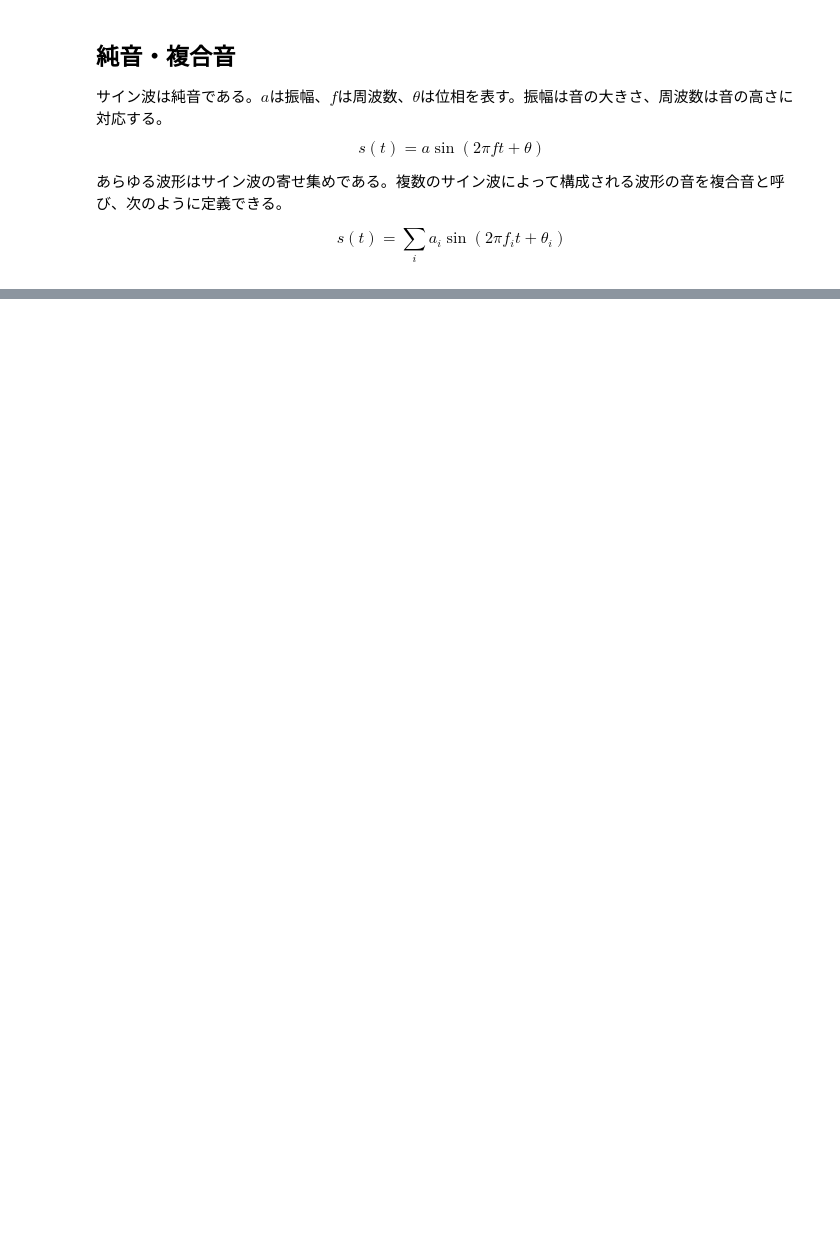
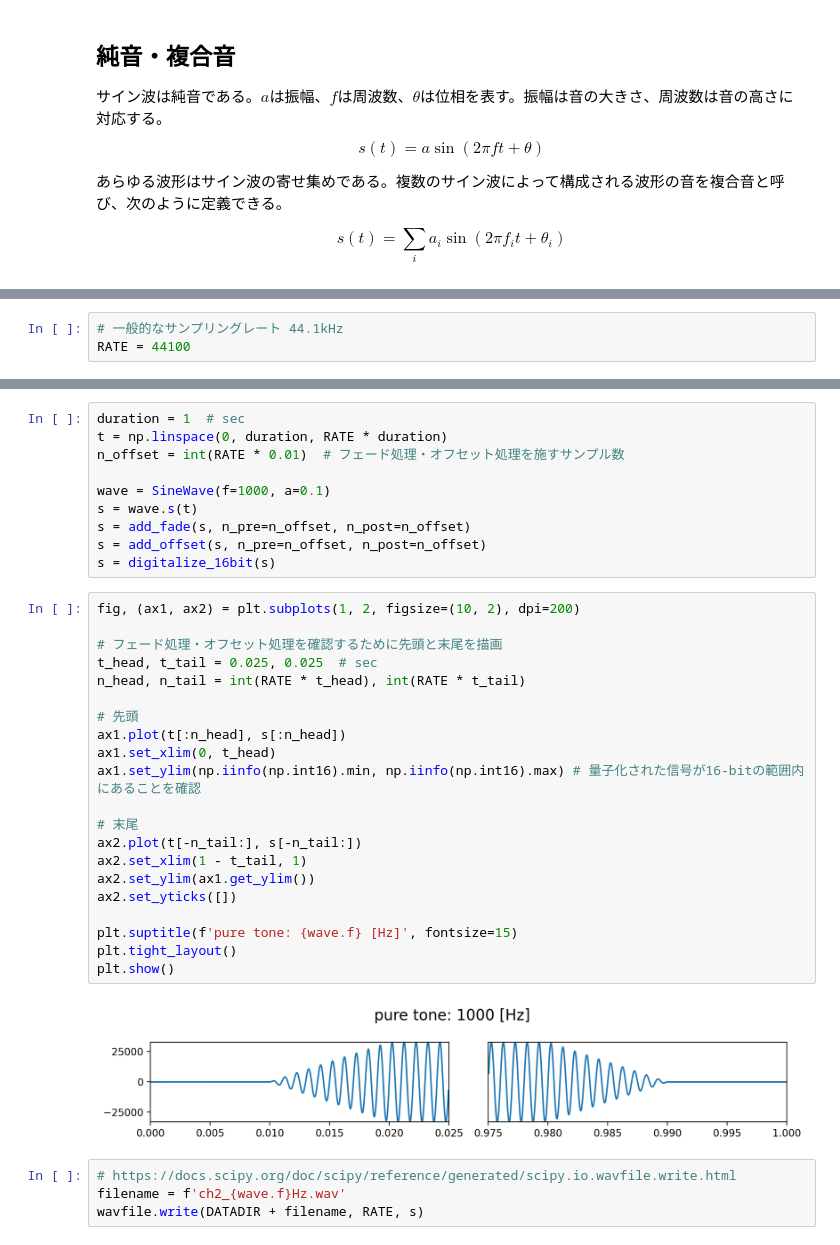
Before and after one commit to tk-neuron/SoundProgrammingWithPython, a Jupyter notebook: notebooks/chapter.ipynb, the cells around one changed output, grey strips where cells are left out. Cells and saved outputs as stored; diff of their text form; blank space fills up the shorter version.

```diff
--- a/notebooks/chapter.ipynb
+++ b/notebooks/chapter.ipynb
@@ -153,0 +64,3 @@ wavfile.write('../datasets/chap2_1_F6A6C7.wav', FS, s)
+# %%
+# 一般的なサンプリングレート 44.1kHz
+RATE = 44100
@@ -153,0 +98,37 @@ wavfile.write('../datasets/chap2_1_F6A6C7.wav', FS, s)
+# %%
+duration = 1  # sec
+t = np.linspace(0, duration, RATE * duration)
+n_offset = int(RATE * 0.01)  # フェード処理・オフセット処理を施すサンプル数
+
+wave = SineWave(f=1000, a=0.1)
+s = wave.s(t)
+s = add_fade(s, n_pre=n_offset, n_post=n_offset)
+s = add_offset(s, n_pre=n_offset, n_post=n_offset)
+s = digitalize_16bit(s)
+# %%
+fig, (ax1, ax2) = plt.subplots(1, 2, figsize=(10, 2), dpi=200)
+
+# フェード処理・オフセット処理を確認するために先頭と末尾を描画
+t_head, t_tail = 0.025, 0.025  # sec
+n_head, n_tail = int(RATE * t_head), int(RATE * t_tail)
+
+# 先頭
+ax1.plot(t[:n_head], s[:n_head])
+ax1.set_xlim(0, t_head)
+ax1.set_ylim(np.iinfo(np.int16).min, np.iinfo(np.int16).max) # 量子化された信号が16-bitの範囲内にあることを確認
+
+# 末尾
+ax2.plot(t[-n_tail:], s[-n_tail:])
+ax2.set_xlim(1 - t_tail, 1)
+ax2.set_ylim(ax1.get_ylim())
+ax2.set_yticks([])
+
+plt.suptitle(f'pure tone: {wave.f} [Hz]', fontsize=15)
+plt.tight_layout()
+plt.show()
+# %% [output]
+[figure, added]
+# %%
+# https://docs.scipy.org/doc/scipy/reference/generated/scipy.io.wavfile.write.html
+filename = f'ch2_{wave.f}Hz.wav'
+wavfile.write(DATADIR + filename, RATE, s)
```
Also changed, not shown: parts of 37 cells of this notebook.
